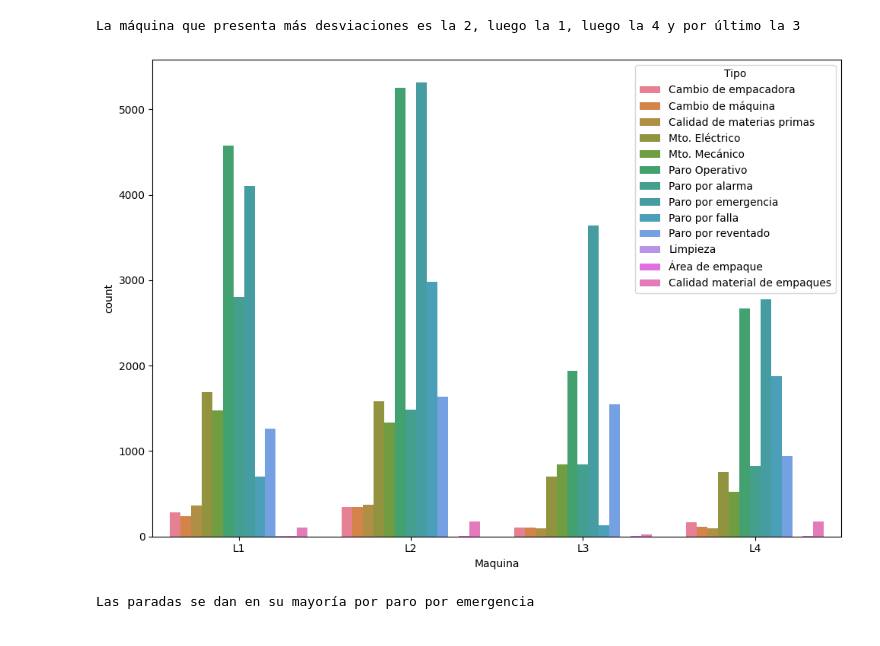
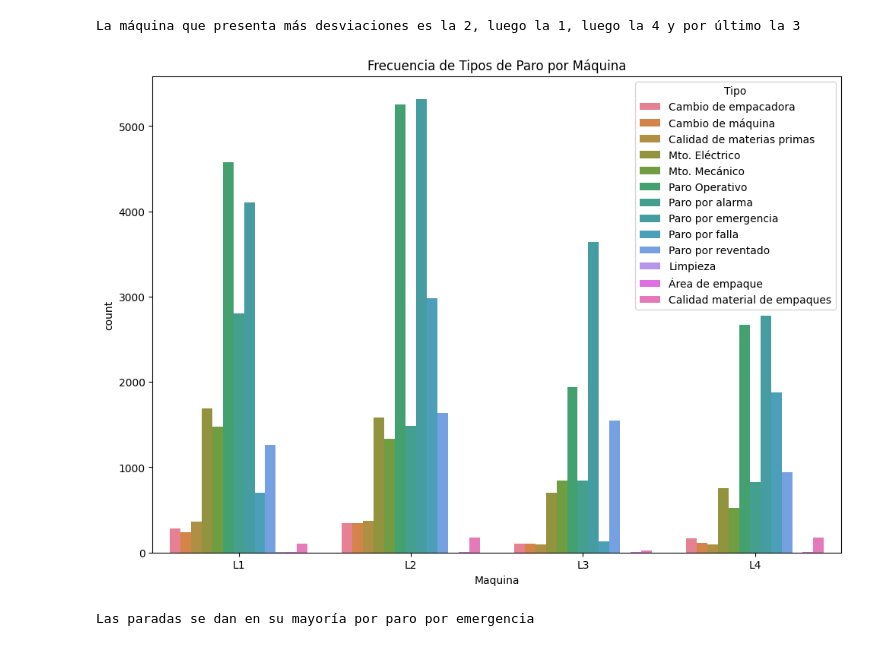
Before and after one commit to 19Juan/aaaa, a Jupyter notebook: src/explore.ipynb, the cells around one changed output. Saved outputs shown, nothing was run; the diff lists cells and outputs as text; code cells hidden in the pictures.

```diff
--- a/src/explore.ipynb
+++ b/src/explore.ipynb
@@ -65,12 +65,14 @@ La máquina que presenta más desviaciones es la 2, luego la 1, luego la 4 y por
 # %%
 #Análisis categórico - categórico
 
 fig, ax = plt.subplots(figsize=(10, 7))
 sns.countplot(data=df, x='Maquina', hue='Tipo')
-
+#voy a cambiar el color de las barras
+palette = sns.color_palette("Set2", n_colors=len(df['Tipo'].unique()))
 plt.tight_layout()
+plt.title('Frecuencia de Tipos de Paro por Máquina')
 plt.show()
 print('Las paradas se dan en su mayoría por paro por emergencia')
 # %% [output]
-[figure, old version]
+[figure, new version]
 Las paradas se dan en su mayoría por paro por emergencia
```
Also changed, not shown: parts of 5 cells of this notebook.
